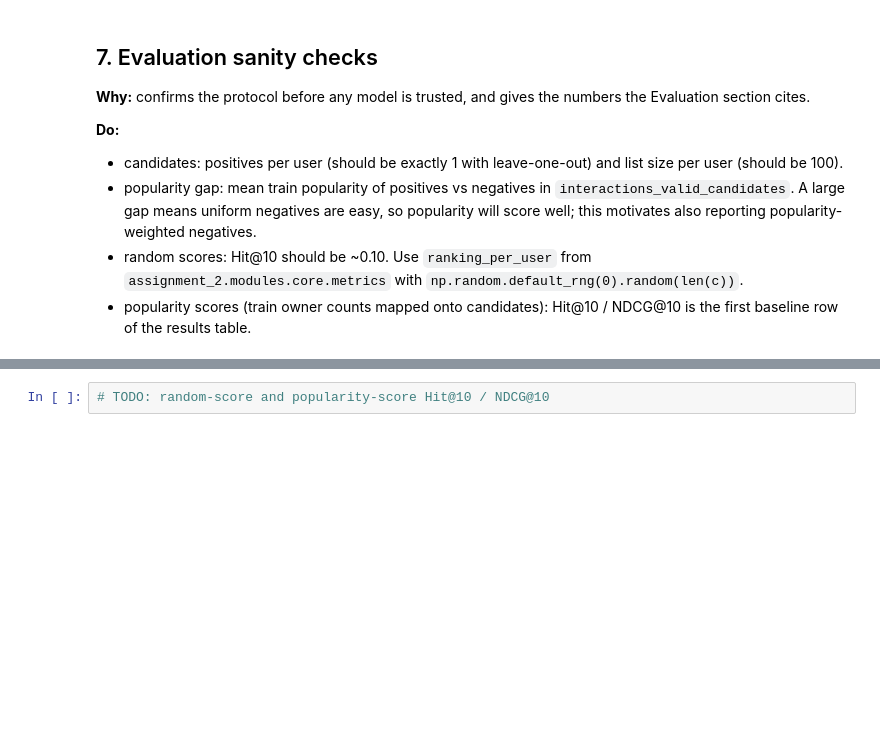
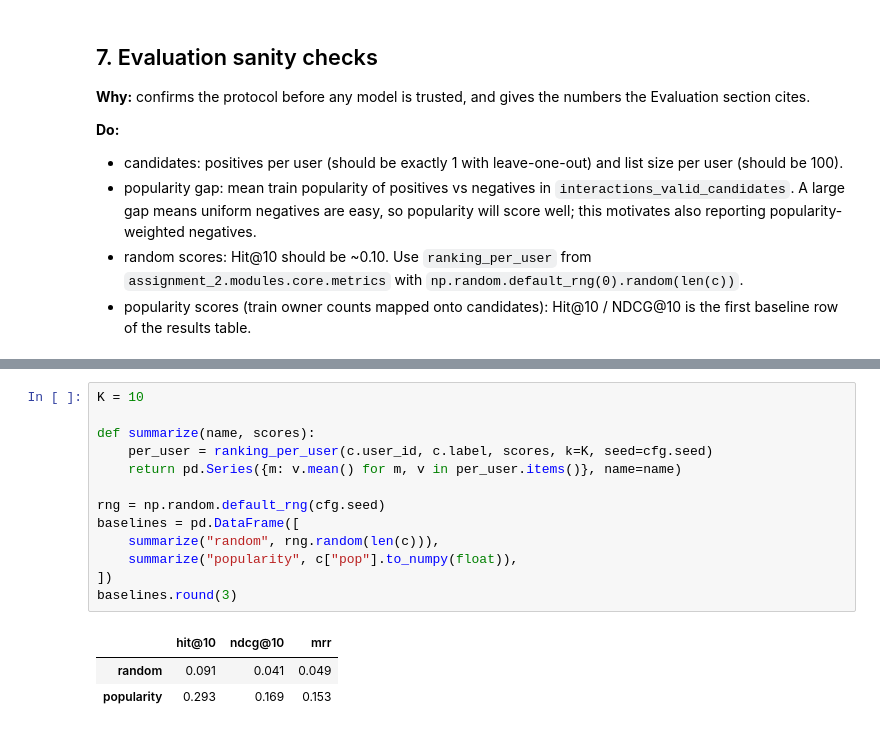
Before and after one commit to kberesfo/cse-258-assignment-2, a Jupyter notebook: notebooks/eda.ipynb, the cells around one changed output, grey strips where cells are left out. Drawn from its saved outputs; the diff is of its cells as text; blank space fills up the shorter version.

```diff
--- a/notebooks/eda.ipynb
+++ b/notebooks/eda.ipynb
@@ -477,3 +501,18 @@ c = t["interactions_valid_candidates"]
 # %%
-# TODO: random-score and popularity-score Hit@10 / NDCG@10
+K = 10
+
+def summarize(name, scores):
+    per_user = ranking_per_user(c.user_id, c.label, scores, k=K, seed=cfg.seed)
+    return pd.Series({m: v.mean() for m, v in per_user.items()}, name=name)
+
+rng = np.random.default_rng(cfg.seed)
+baselines = pd.DataFrame([
+    summarize("random", rng.random(len(c))),
+    summarize("popularity", c["pop"].to_numpy(float)),
+])
+baselines.round(3)
+# %% [output]
+|  | hit@10 | ndcg@10 | mrr |
+| random | 0.091 | 0.041 | 0.049 |
+| popularity | 0.293 | 0.169 | 0.153 |
 # %% [markdown]
```
Also changed, not shown: parts of 5 cells of this notebook, 3 other files.
